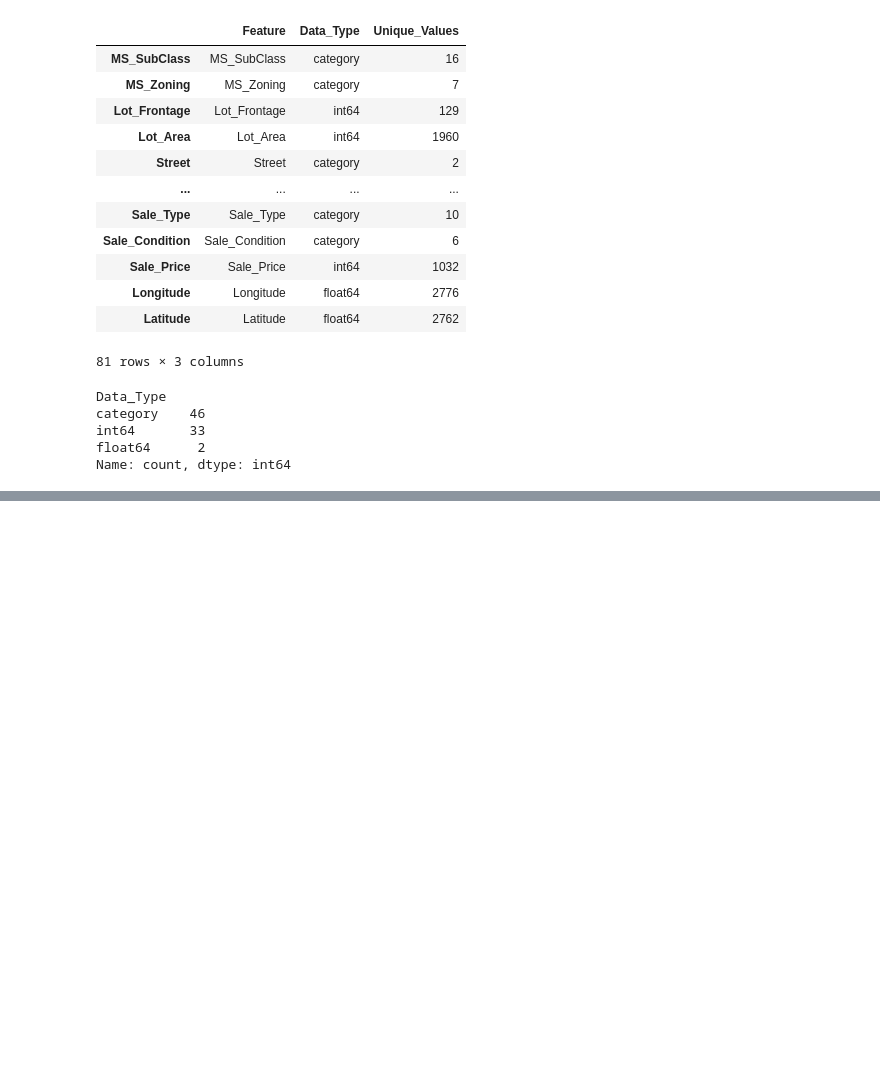
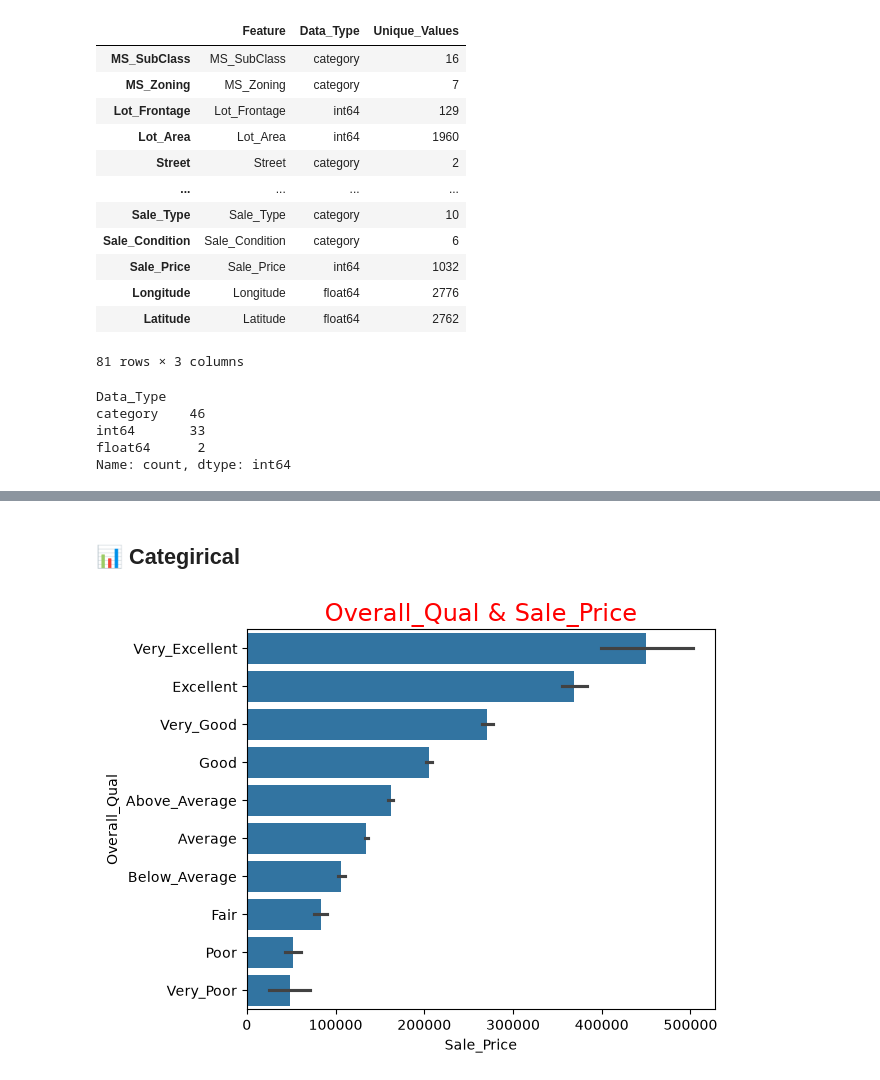
Before and after one commit to Mohamadzf23/ames-housing-price-prediction, a Jupyter notebook: src/ames_housing_price_prediction.ipynb, the cells around one changed output, grey strips where cells are left out. Saved outputs shown, nothing was run; the diff lists cells and outputs as text; code cells hidden in the pictures; blank space fills up the shorter version.

Commit message:
Add feature visualization analysis

```diff
--- a/src/ames_housing_price_prediction.ipynb
+++ b/src/ames_housing_price_prediction.ipynb
@@ -358,0 +450,19 @@ Name: count, dtype: int64
+# %% [markdown]
+## 📊 Categirical
+# %%
+fig, ax = plt.subplots()
+
+order_list = df.groupby('Overall_Qual')['Sale_Price'].mean().sort_values(ascending=False).index
+
+sns.barplot(
+    data=df,
+    y='Overall_Qual',
+    x='Sale_Price',
+    order=order_list
+)
+
+ax.set_title('Overall_Qual & Sale_Price', size=17, color='red')
+fig.tight_layout()
+plt.show()
+# %% [output]
+[figure, added]
```
Also changed, not shown: parts of 55 cells of this notebook.
